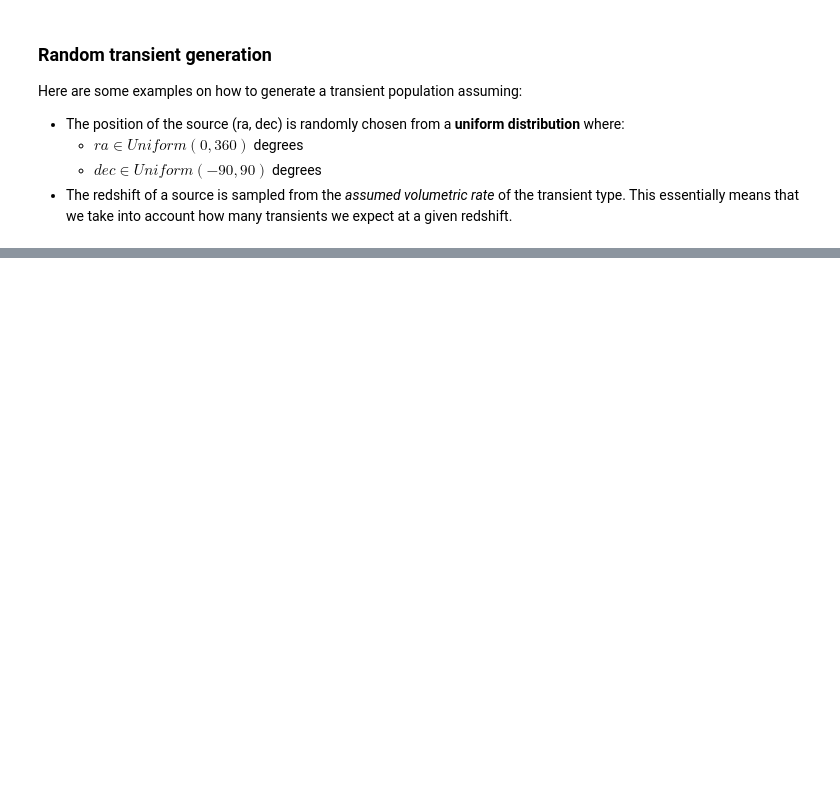
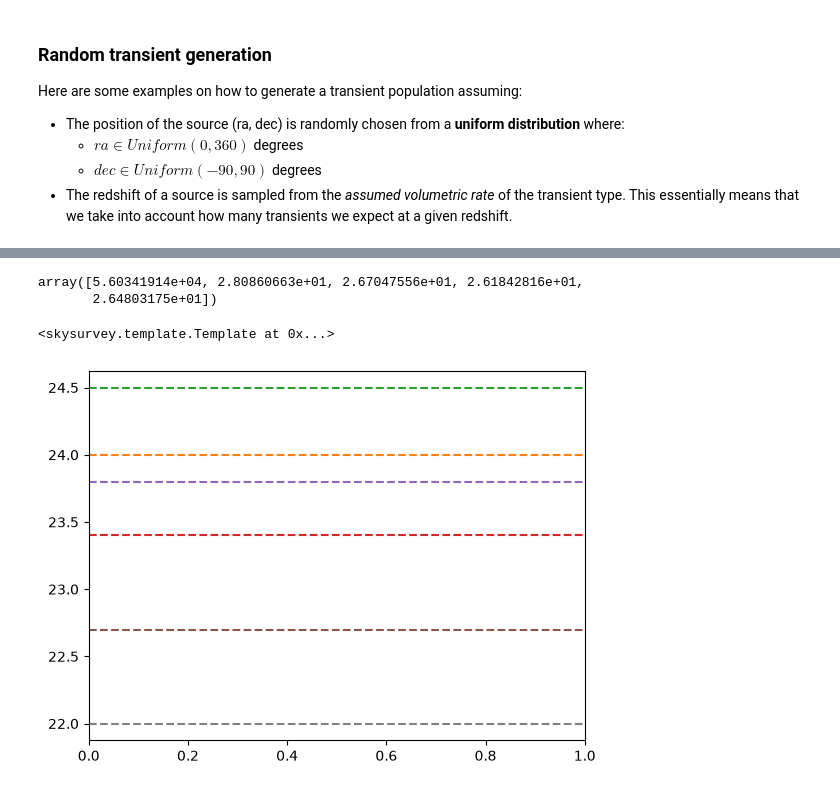
Before and after one commit to krissylla/TransientSimulation, a Jupyter notebook: Tutorials/random_population.ipynb, the cells around one changed output, grey strips where cells are left out. Saved outputs shown, nothing was run; the diff lists cells and outputs as text; code cells hidden in the pictures; blank space fills up the shorter version.

```diff
--- a/Tutorials/random_population.ipynb
+++ b/Tutorials/random_population.ipynb
@@ -49,0 +472,28 @@ population
+# %%
+np.column_stack([times] + list(lc))[0]
+# %% [output]
+array([5.60341914e+04, 2.80860663e+01, 2.67047556e+01, 2.61842816e+01,
+       2.64803175e+01])
+# %%
+population_dict = new_snia.data.to_dict()
+population_dict
+new_snia.get_target_template(index = 0)
+# %% [output]
+<skysurvey.template.Template at 0x...>
+# %%
+# limiting magnitudes at start of LSST. See if you need to use a dict instead.
+limit_mag_dict = {
+                "lsstu": {"mag": 23.8, "color": "tab:purple"},
+              "lsstg": {"mag": 24.5, "color": "tab:green"},
+              "lsstr": {"mag": 24.0, "color": "tab:orange"},
+              "lssti": {"mag": 23.4, "color": "tab:red"},
+              "lsstz": {"mag": 22.7, "color": "tab:brown"},
+              "lssty": {"mag": 22.0, "color": '0.5'},
+              }
+
+for band, v in limit_mag_dict.items():
+    plt.gca().axhline(v["mag"], color=v["color"], linestyle="--", label=f"{band} limit")
+
+# limit_mag_dict["u"]["color"]
+# %% [output]
+[figure, added]
```
Also changed, not shown: parts of 44 cells of this notebook, 4 other files.
